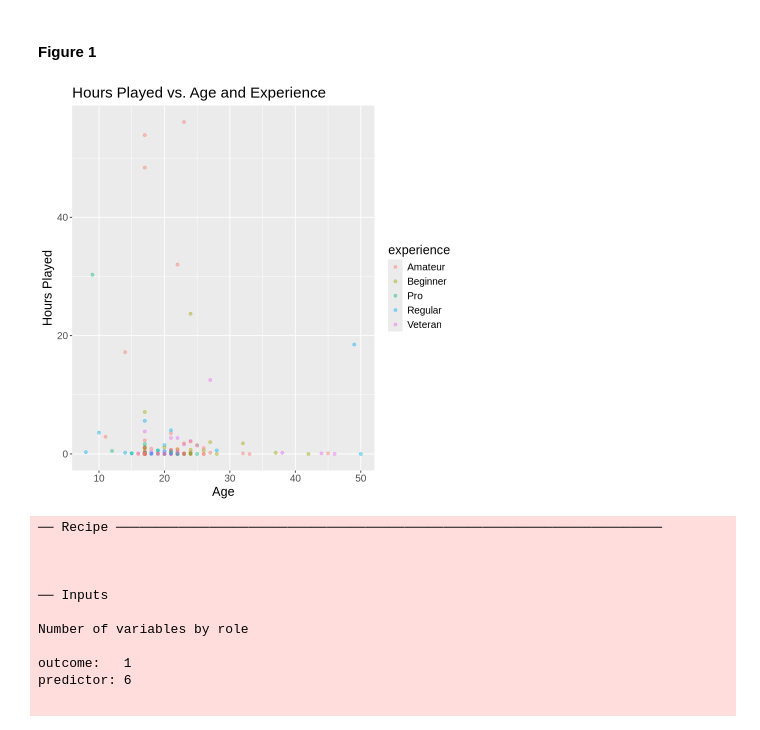
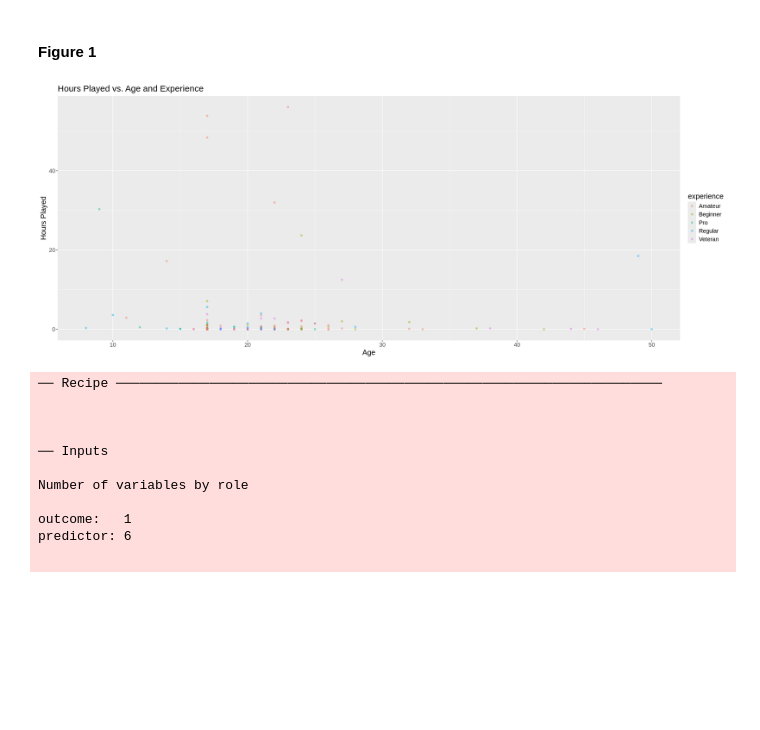
Before and after one commit to userjan30/dsci-100-2024w1-project009-4, a Jupyter notebook: project notebook.ipynb, the cells around one changed output. Cells and saved outputs as stored; diff of their text form; code cells hidden in the pictures; blank space fills up the shorter version.

```diff
--- a/project notebook.ipynb
+++ b/project notebook.ipynb
@@ -61,16 +61,18 @@ A tibble: 190 × 11
 #### Figure 1
 # %%
 #Visualization of data set with hours played vs. age and colour coded by experience
+options(repr.plot.width = 20, repr.plot.height = 8)
+
 player_EDA <- players |>
 ggplot(aes(x = age , y = played_hours, colour = experience)) +
 geom_point(alpha = 0.4) +
 labs(x = "Age",
      y = "Hours Played") +
 ggtitle("Hours Played vs. Age and Experience") +
 theme(text = element_text(size = 15))
 player_EDA
 # %% [output]
-[figure, old version]
+[figure, new version]
 # %%
 #Set seed for reproducibility.
 #The player data set was split into 75% training, and 25% testing.
```
Also changed, not shown: parts of 1 cell of this notebook.
